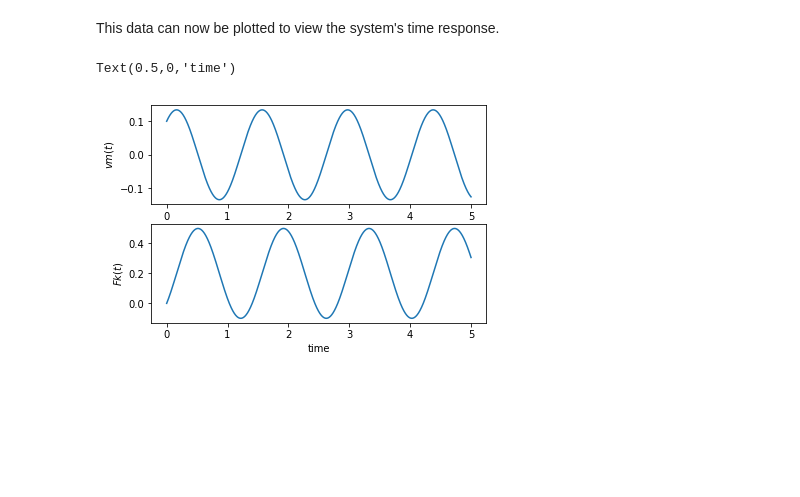
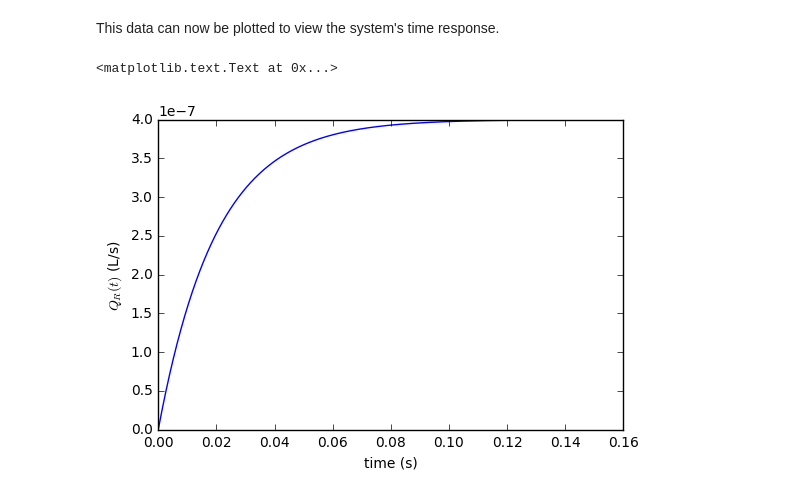
Before and after one commit to CameronDevine/StateMint, a Jupyter notebook: python/Example.ipynb, the cells around one changed output. Drawn from its saved outputs; the diff is of its cells as text; code cells hidden in the pictures; blank space fills up the shorter version.

```diff
--- a/python/Example.ipynb
+++ b/python/Example.ipynb
@@ -90,3 +685,12 @@ Values = {
+# %%
+Values = {
+    'R': 5,
+    'L': 0.1,
+    'Kv': 1000,
+    'kt': 10,
+    'D': 0.0015,
+    'Rf': 4e6
+}
 # %% [markdown]
 Now the state equation matricies can be converted to `numpy` matricies.
 # %%
@@ -97,29 +701,25 @@ D = to_numpy.matrix(sys.D, Values)
 # %% [markdown]
 A Forward Euler method can now be used to simulate the system given the initial condition `x0`.
 # %%
-dt = 0.001
-x0 = np.matrix([[0.1], [0]])
-tf = 5
-Fs = np.matrix([[0.2]])
+dt = 0.0001
+x0 = np.matrix([[0]])
+tf = 0.15
+Vs = np.matrix([[12]])
 
 x = np.matrix(np.ndarray((A.shape[0], int(tf/dt) + 1)))
 y = np.matrix(np.ndarray((C.shape[0], int(tf/dt) + 1)))
 
 x[:,0] = x0
-y[:,0] = C * x0 + D * Fs
+y[:,0] = C * x0 + D * Vs
 for i in range(int(tf/dt)):
-    x[:,i+1] = x[:,i] + dt * (A * x[:,i] + B * Fs)
-    y[:,i+1] = C * x[:,i+1] + D * Fs
+    x[:,i+1] = x[:,i] + dt * (A * x[:,i] + B * Vs)
+    y[:,i+1] = C * x[:,i+1] + D * Vs
 # %% [markdown]
 This data can now be plotted to view the system's time response.
 # %%
-plt.subplot(211)
-plt.plot(np.arange(0, tf + dt, dt), y.T.A[:,0])
-plt.ylabel('$vm(t)$')
-plt.subplot(212)
-plt.plot(np.arange(0, tf + dt, dt), y.T.A[:,1])
-plt.ylabel('$Fk(t)$')
-plt.xlabel('time')
+plt.plot(np.arange(0, tf, dt), y.T.A[:,0])
+plt.ylabel('$Q_R(t)$ (L/s)')
+plt.xlabel('time (s)')
 # %% [output]
-Text(0.5,0,'time')
+<matplotlib.text.Text at 0x...>
-[figure, old version]
+[figure, new version]
```
Also changed, not shown: parts of 14 cells of this notebook, 1 other file.
